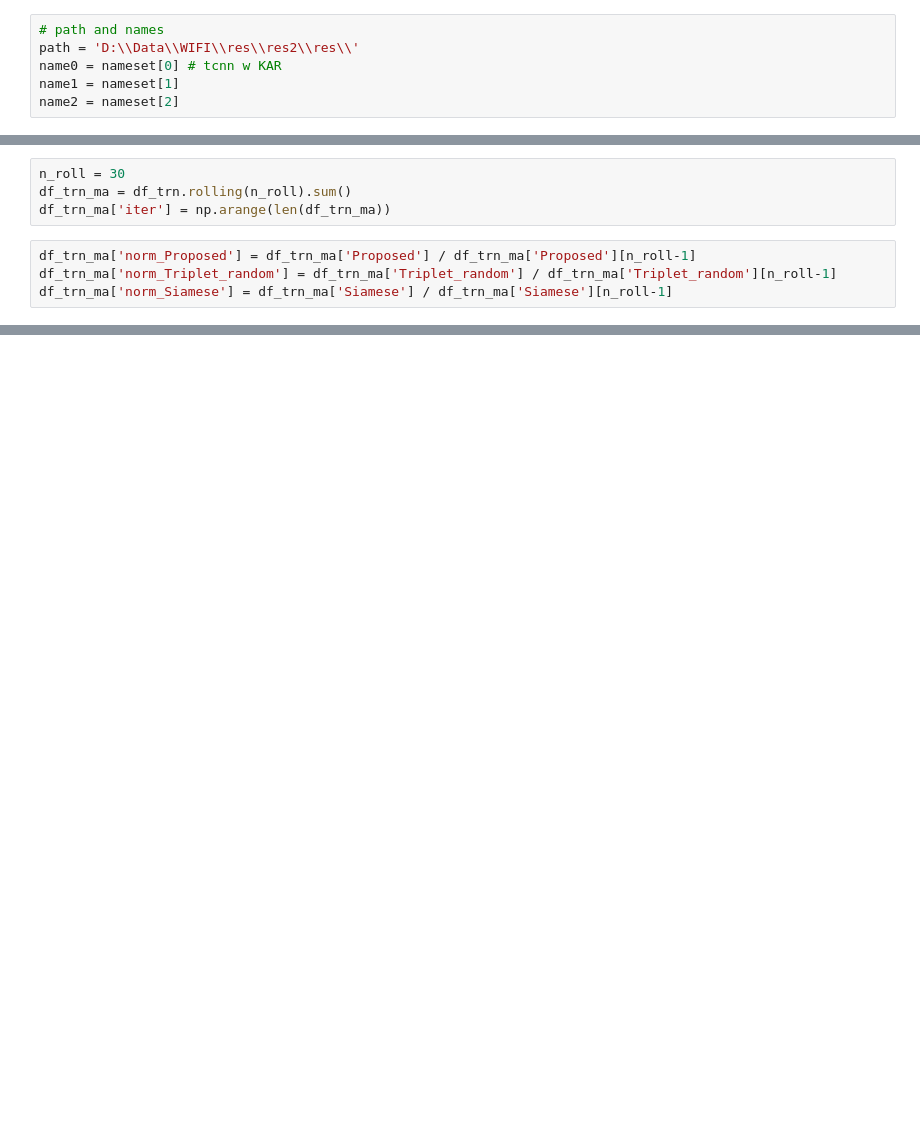
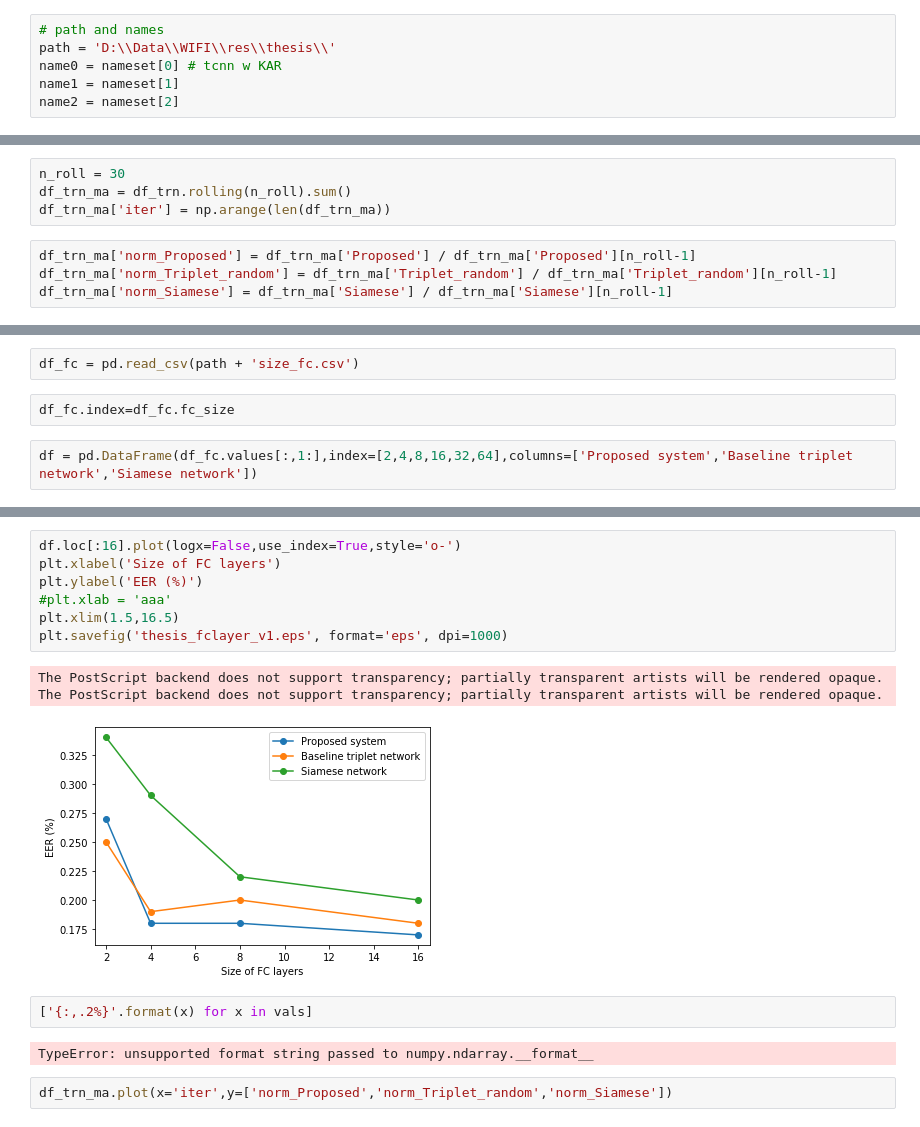
Before and after one commit to HERO-Kwon/MILab, a Jupyter notebook: 190522_Wisig_KAR/figure.ipynb, the cells around one changed output, grey strips where cells are left out. Saved outputs shown, nothing was run; the diff lists cells and outputs as text; blank space fills up the shorter version.

Commit message:
paper_thesis_intro

```diff
--- a/190522_Wisig_KAR/figure.ipynb
+++ b/190522_Wisig_KAR/figure.ipynb
@@ -52,6 +56,6 @@ nameset = nameset13
 # %%
 # path and names
-path = 'D:\\Data\\WIFI\\res\\res2\\res\\'
+path = 'D:\\Data\\WIFI\\res\\thesis\\'
 name0 = nameset[0] # tcnn w KAR
 name1 = nameset[1]
 name2 = nameset[2]
@@ -131,0 +126,6 @@ nameset
+# %%
+df_fc = pd.read_csv(path + 'size_fc.csv')
+# %%
+df_fc.index=df_fc.fc_size
+# %%
+df = pd.DataFrame(df_fc.values[:,1:],index=[2,4,8,16,32,64],columns=['Proposed system','Baseline triplet network','Siamese network'])
@@ -131,0 +142,17 @@ nameset
+# %%
+df.loc[:16].plot(logx=False,use_index=True,style='o-')
+plt.xlabel('Size of FC layers')
+plt.ylabel('EER (%)')
+#plt.xlab = 'aaa'
+plt.xlim(1.5,16.5)
+plt.savefig('thesis_fclayer_v1.eps', format='eps', dpi=1000)
+# %% [output]
+The PostScript backend does not support transparency; partially transparent artists will be rendered opaque.
+The PostScript backend does not support transparency; partially transparent artists will be rendered opaque.
+[figure, added]
+# %%
+['{:,.2%}'.format(x) for x in vals]
+# %% [output]
+TypeError: unsupported format string passed to numpy.ndarray.__format__
+# %%
+df_trn_ma.plot(x='iter',y=['norm_Proposed','norm_Triplet_random','norm_Siamese'])
```
Also changed, not shown: parts of 8 cells of this notebook, 48 other files.
